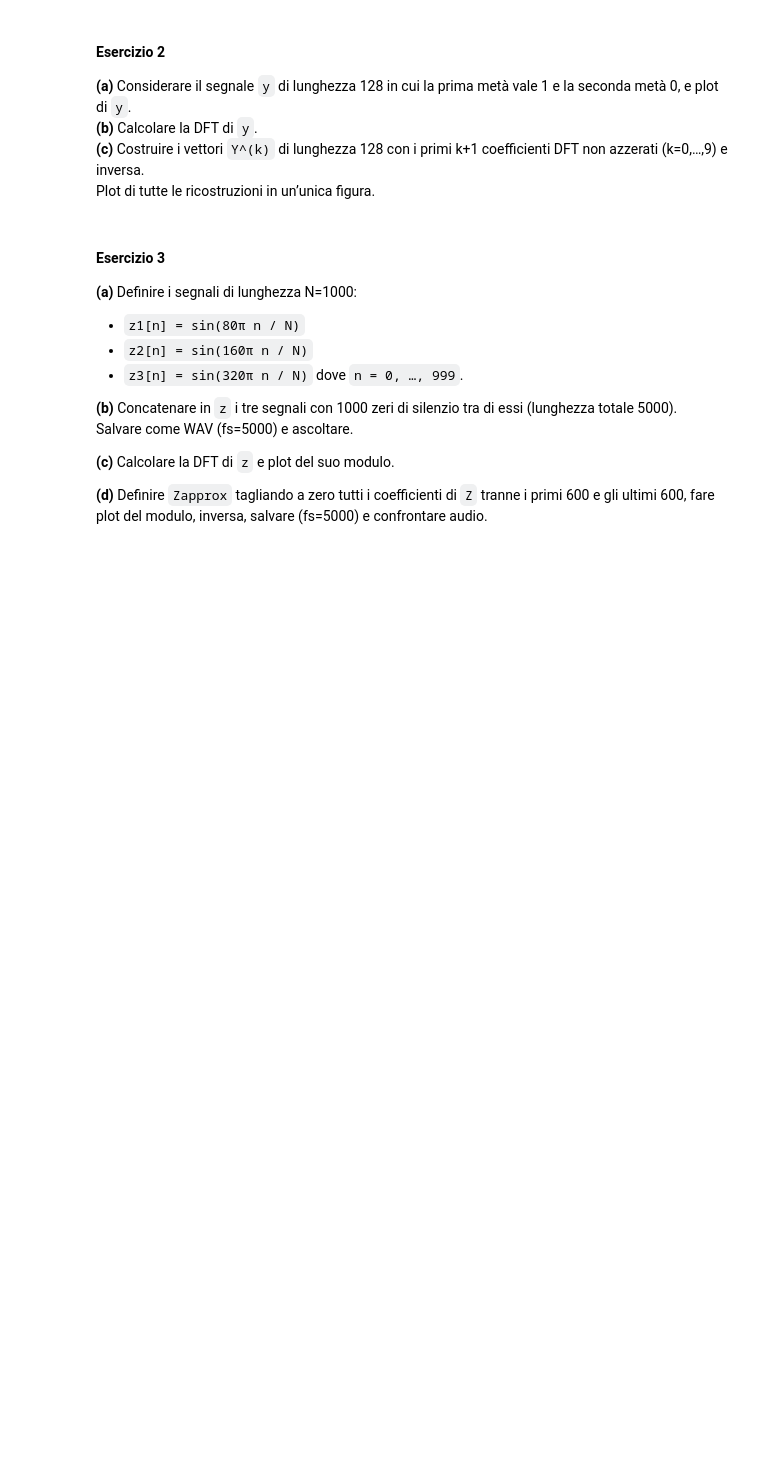
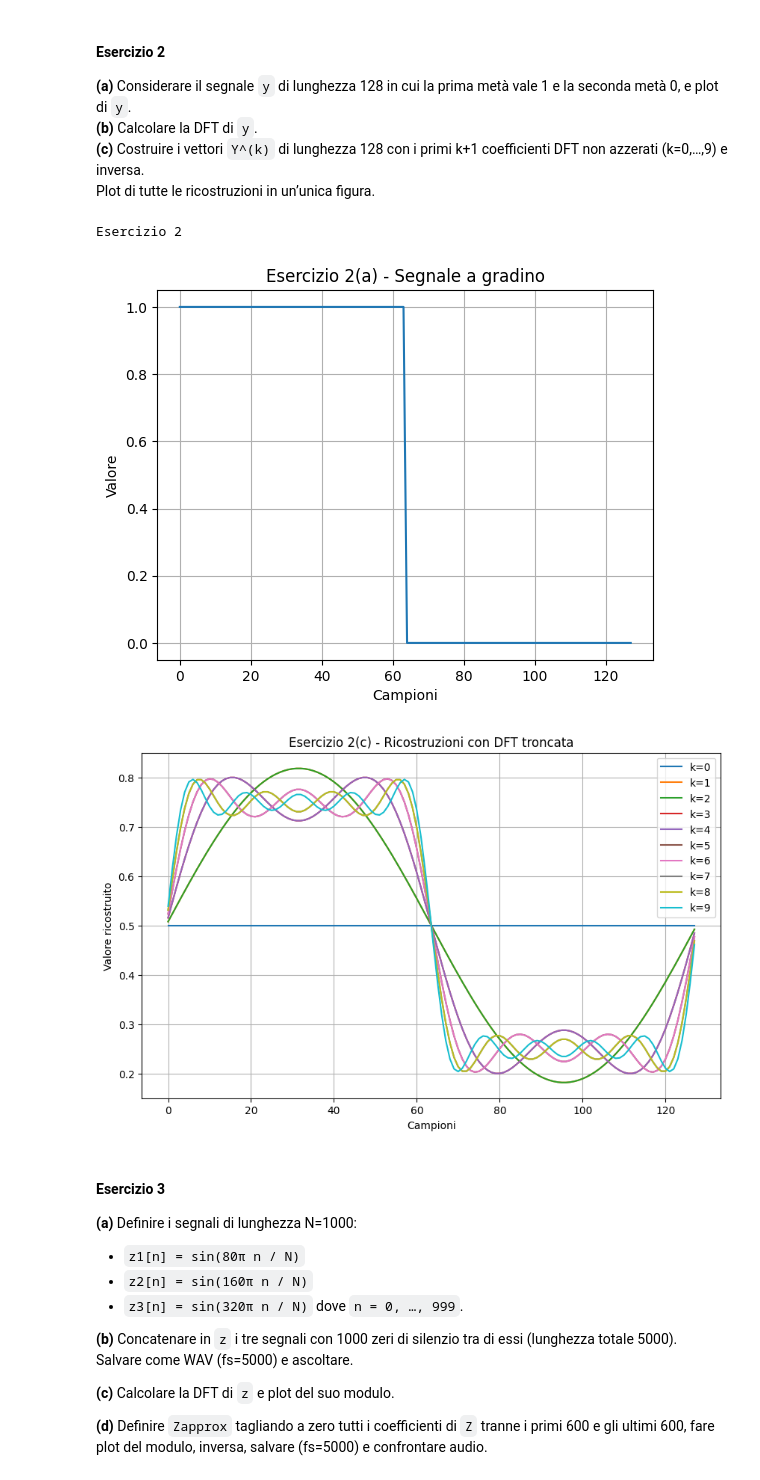
Before and after one commit to elisabettaroviera/ATF-M, a Jupyter notebook: 05 - Esercitazione 5/esercitazione5.ipynb, the cells around one changed output. Drawn from its saved outputs; the diff is of its cells as text; code cells hidden in the pictures; blank space fills up the shorter version.

```diff
--- a/05 - Esercitazione 5/esercitazione5.ipynb
+++ b/05 - Esercitazione 5/esercitazione5.ipynb
@@ -31,6 +97,62 @@ scipy.io.wavfile.write('sound1.wav', 8000, x)
 **(b)** Calcolare la DFT di `y`.
 **(c)** Costruire i vettori `Y^(k)` di lunghezza 128 con i primi k+1 coefficienti DFT non azzerati (k=0,…,9) e inversa.
 Plot di tutte le ricostruzioni in un’unica figura.
+# %%
+# ----------------------------------------
+# Esercizio 2 - Ricostruzione da DFT troncata
+# ----------------------------------------
+
+print("Esercizio 2")
+
+### -------------------------------
+### (a) Creazione del segnale y
+### -------------------------------
+# Segnale di lunghezza 128: primi 64 elementi a 1, resto 0
+y = np.zeros(128)
+y[:64] = 1
+
+plt.figure()
+plt.plot(np.arange(128), y)
+plt.title("Esercizio 2(a) - Segnale a gradino")
+plt.xlabel("Campioni")
+plt.ylabel("Valore")
+plt.grid(True)
+plt.show()
+
+### -------------------------------
+### (b) Calcolo della DFT del segnale y
+### -------------------------------
+Y = fft.fft(y)
+
+### -------------------------------
+### (c) Ricostruzione da DFT troncata
+### -------------------------------
+# Preparazione per ricostruzione con coefficienti DFT parziali
+num_el = 10  # Valori di k da 0 a 9
+plt.figure(figsize=(10, 6))
+
+for k in range(num_el):
+    # Vettore troncato: manteniamo solo i primi k+1 coefficienti
+    Y_trunc = np.zeros_like(Y, dtype=complex)
+    Y_trunc[:k+1] = Y[:k+1]
+
+    # Ricostruzione tramite IDFT
+    y_approx = fft.ifft(Y_trunc)
+    y_approx_real = np.real(y_approx)
+
+    # Plot della ricostruzione
+    plt.plot(y_approx_real, label=f'k={k}')
+
+plt.title("Esercizio 2(c) - Ricostruzioni con DFT troncata")
+plt.xlabel("Campioni")
+plt.ylabel("Valore ricostruito")
+plt.legend()
+plt.grid(True)
+plt.show()
+# %% [output]
+Esercizio 2
+[figure, added]
+[figure, added]
 # %% [markdown]
 #### Esercizio 3
 
```
Also changed, not shown: parts of 5 cells of this notebook.
